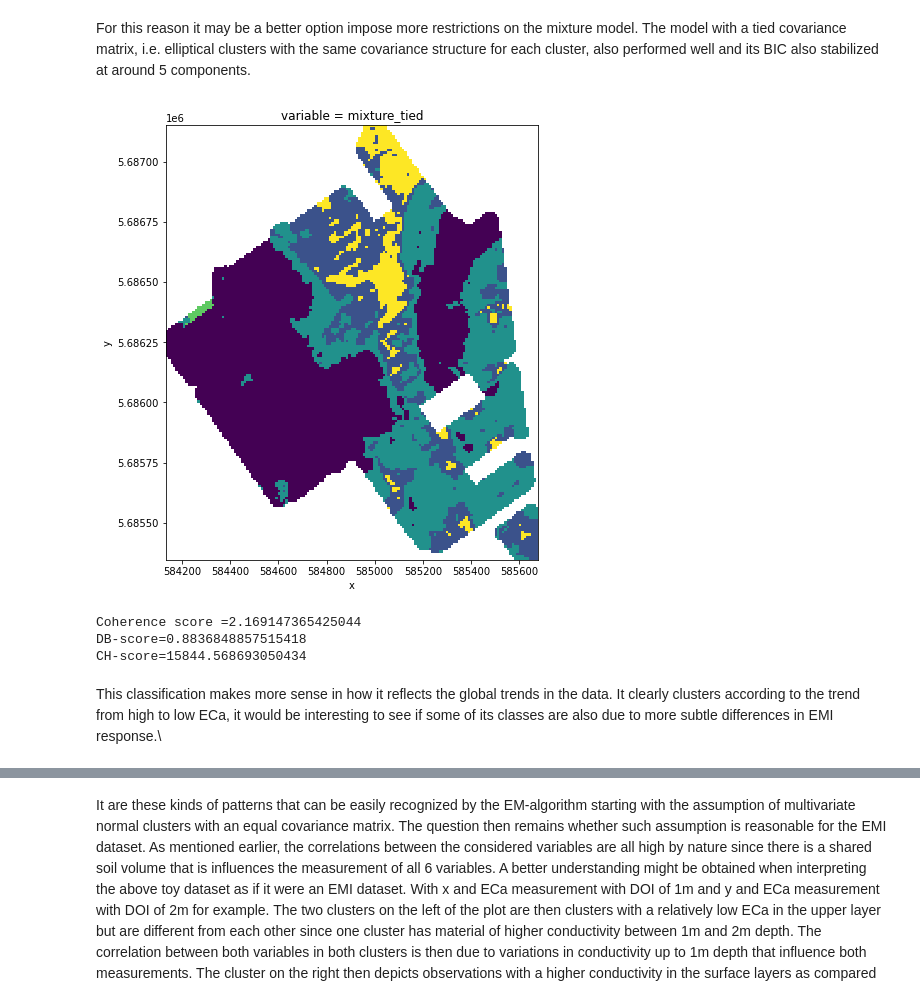
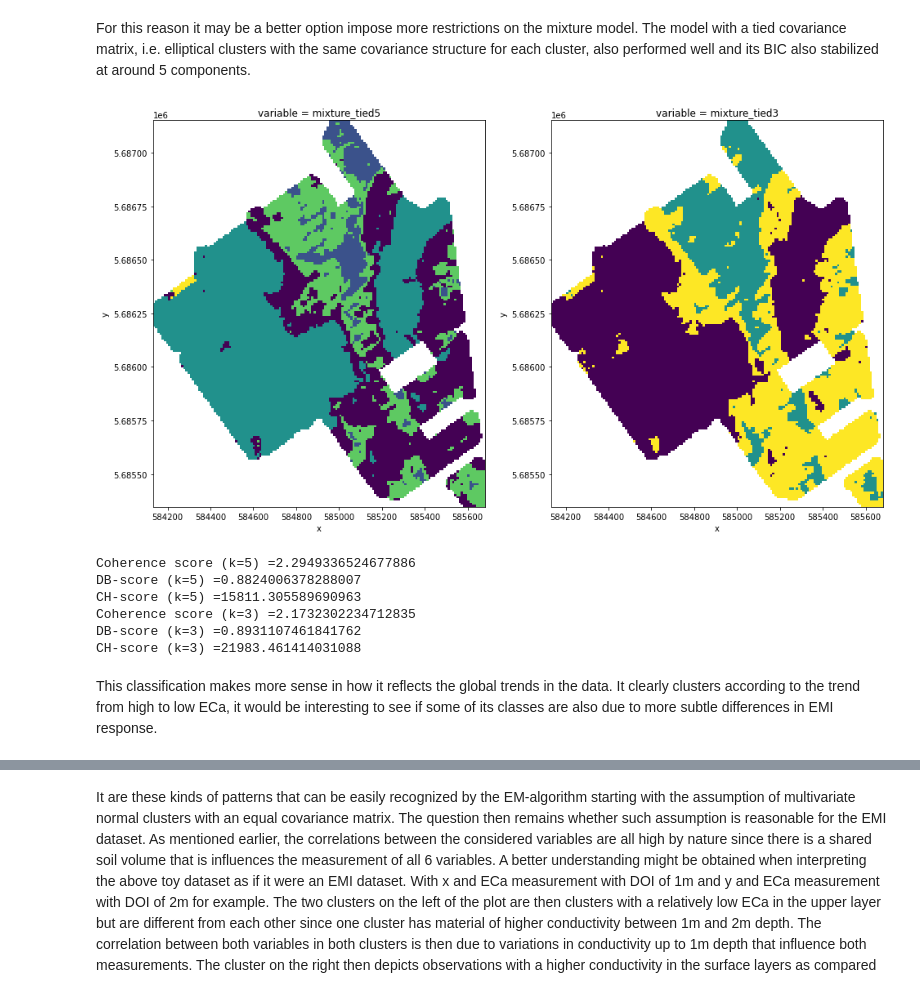
Before and after one commit to drdebivre/Thesis_EMIclass, a Jupyter notebook: 3.Gaussian_mixture.ipynb, the cells around one changed output, grey strips where cells are left out. Drawn from its saved outputs; the diff is of its cells as text; code cells hidden in the pictures.

```diff
--- a/3.Gaussian_mixture.ipynb
+++ b/3.Gaussian_mixture.ipynb
@@ -113,13 +123,0 @@ Since this is a model based approach, also indicators for the uncertainty of the
-# %%
-probs = fullmodel_n6.predict_proba(df_nona)
-maxprobs = probs.max(axis=1)
-
-cl = np.empty((27540))
-cl[:] = np.nan
-cl[~rows_with_nan] = maxprobs
-df_raster['maxprobs'] = cl
-
-xr_clusters = df_raster.to_xarray().transpose('y', 'x')
-cl_array = xr_clusters.to_array()
-ax = cl_array.sel(variable='maxprobs').plot.pcolormesh(figsize=(8,8))
-ax.axes.set_aspect('equal')
@@ -137,37 +131,60 @@ plt.show()
 For this reason it may be a better option impose more restrictions on the mixture model. The model with a tied covariance matrix, i.e. elliptical clusters with the same covariance structure for each cluster, also performed well and its BIC also stabilized at around 5 components.
 # %%
 tiedmodel_n5 = GaussianMixture(n_components = 5, covariance_type='tied', n_init=10).fit(df_nona)
-clusters = tiedmodel_n5.predict(df_nona) # each pixel assigned to cluster that has largest probability
+tiedmodel_n3 = GaussianMixture(n_components = 3, covariance_type='tied', n_init=10).fit(df_nona)
+
+clusterstied5 = tiedmodel_n5.predict(df_nona) # each pixel assigned to cluster that has largest probability
+clusterstied3 = tiedmodel_n3.predict(df_nona)
 
 cl = np.empty((27540))
 cl[:] = np.nan
 
-cl[~rows_with_nan] = clusters
+cl[~rows_with_nan] = clusterstied5
+df_raster['mixture_tied5'] = cl
 
-df_raster['mixture_tied'] = cl
+cl[~rows_with_nan] = clusterstied3
+df_raster['mixture_tied3'] = cl
 
 xr_clusters = df_raster.to_xarray().transpose('y', 'x')
 cl_array = xr_clusters.to_array()
-ax = cl_array.sel(variable='mixture_tied').plot.pcolormesh(figsize=(8,8), add_colorbar = False)
-ax.axes.set_aspect('equal')
+
+fig, (ax0, ax1) = plt.subplots(1,2, figsize=(16,10))
+
+cl_array.sel(variable='mixture_tied5').plot.pcolormesh(ax=ax0, add_colorbar=False)
+ax0.axes.set_aspect('equal')
+
+cl_array.sel(variable='mixture_tied3').plot.pcolormesh(ax=ax1, add_colorbar=False)
+ax1.axes.set_aspect('equal')
 # %% [output]
-[figure, old version]
+[figure, new version]
 # %%
 # internal validation
 df_std = pd.DataFrame(prep.StandardScaler().fit_transform(df_nona))
 coords = df_raster[~rows_with_nan].reset_index()
 coords = coords.loc[:, ["x","y"]]
 distance_mat = np.array(distance_matrix(coords.values, coords.values))
-coh_opt = coherence(distance_mat, 70,20, clusters)
-DB_opt = davies_bouldin_score(df_std, clusters)
-CH_opt = calinski_harabasz_score(df_std, clusters)
 
-print("Coherence score =" + str(coh_opt))
-print("DB-score="+str(DB_opt))
-print("CH-score="+str(CH_opt))
+coh_opt5 = coherence(distance_mat, 50,10, clusterstied5)
+DB_opt5 = davies_bouldin_score(df_std, clusterstied5)
+CH_opt5 = calinski_harabasz_score(df_std, clusterstied5)
+
+print("Coherence score (k=5) =" + str(coh_opt5))
+print("DB-score (k=5) ="+str(DB_opt5))
+print("CH-score (k=5) ="+str(CH_opt5))
+
+coh_opt3 = coherence(distance_mat, 50,10, clusterstied3)
+DB_opt3 = davies_bouldin_score(df_std, clusterstied3)
+CH_opt3 = calinski_harabasz_score(df_std, clusterstied3)
+
+print("Coherence score (k=3) =" + str(coh_opt3))
+print("DB-score (k=3) ="+str(DB_opt3))
+print("CH-score (k=3) ="+str(CH_opt3))
 # %% [output]
-Coherence score =2.169147365425044
-DB-score=0.8836848857515418
-CH-score=15844.568693050434
+Coherence score (k=5) =2.2949336524677886
+DB-score (k=5) =0.8824006378288007
+CH-score (k=5) =15811.305589690963
+Coherence score (k=3) =2.1732302234712835
+DB-score (k=3) =0.8931107461841762
+CH-score (k=3) =21983.461414031088
 # %% [markdown]
-This classification makes more sense in how it reflects the global trends in the data. It clearly clusters according to the trend from high to low ECa, it would be interesting to see if some of its classes are also due to more subtle differences in EMI response.\
+This classification makes more sense in how it reflects the global trends in the data. It clearly clusters according to the trend from high to low ECa, it would be interesting to see if some of its classes are also due to more subtle differences in EMI response.
```
Also changed, not shown: parts of 11 cells of this notebook, 4 other files.
